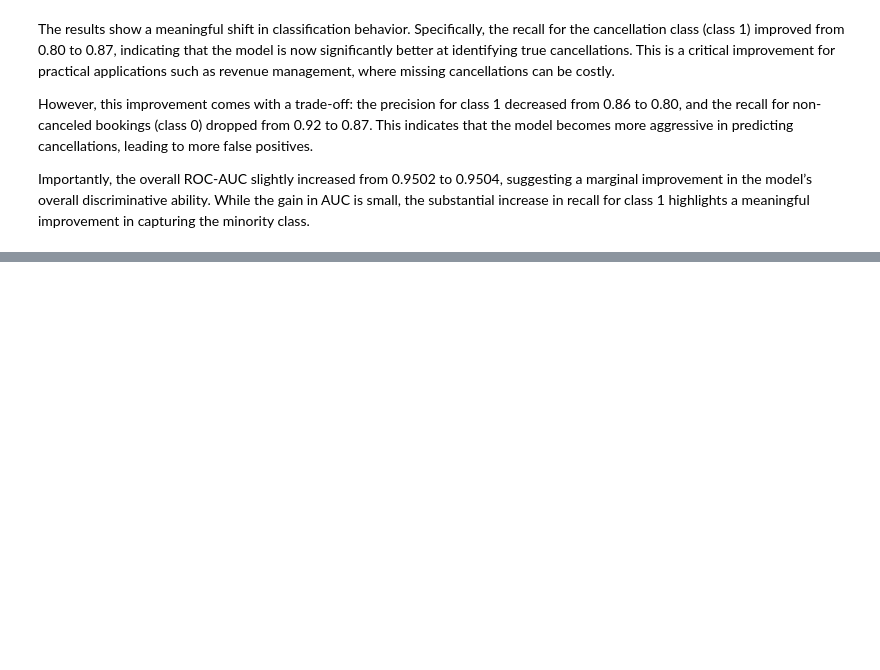
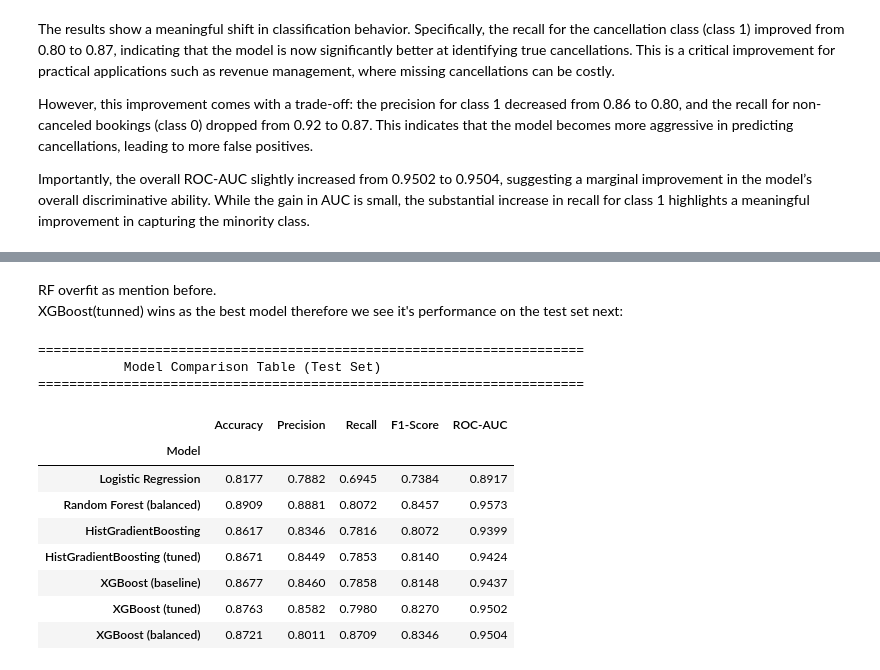
Before and after one commit to tongyuguo/GogoLeoTaki, a Jupyter notebook: notebooks/HotelBooking_Week10.ipynb, the cells around one changed output, grey strips where cells are left out. Drawn from its saved outputs; the diff is of its cells as text; code cells hidden in the pictures; blank space fills up the shorter version.

```diff
--- a/notebooks/HotelBooking_Week10.ipynb
+++ b/notebooks/HotelBooking_Week10.ipynb
@@ -1453,0 +1502,55 @@ Importantly, the overall ROC-AUC slightly increased from 0.9502 to 0.9504, sugge
+# %% [markdown]
+RF overfit as mention before.
+XGBoost(tunned) wins as the best model therefore we see it's performance on the test set next:
+# %%
+
+# compare the models (just to inspect rf)
+# Dictionary: model_name -> (y_pred, y_prob)
+model_results = {
+    "Logistic Regression":       (log_model.predict(X_test_enc),
+                                  log_model.predict_proba(X_test_enc)[:, 1]),
+    "Random Forest (balanced)":  (rf_tuned.predict(X_test_enc),
+                                  rf_tuned.predict_proba(X_test_enc)[:, 1]),
+    "HistGradientBoosting":      (hgb_model.predict(X_test_dense),
+                                  hgb_model.predict_proba(X_test_dense)[:, 1]),
+    "HistGradientBoosting (tuned)": (hgb_tuned.predict(X_test_dense),
+                                     hgb_tuned.predict_proba(X_test_dense)[:, 1]),
+    "XGBoost (baseline)":        (xgb_model.predict(X_test_enc),
+                                  xgb_model.predict_proba(X_test_enc)[:, 1]),
+    "XGBoost (tuned)":           (xgb_tuned.predict(X_test_enc),
+                                  xgb_tuned.predict_proba(X_test_enc)[:, 1]),
+    "XGBoost (balanced)":        (xgb_balanced.predict(X_test_enc),
+                                  xgb_balanced.predict_proba(X_test_enc)[:, 1]),
+}
+
+rows = []
+for name, (preds, probs) in model_results.items():
+    rows.append({
+        "Model":       name,
+        "Accuracy":    round(accuracy_score(y_test, preds), 4),
+        "Precision":   round(precision_score(y_test, preds), 4),
+        "Recall":      round(recall_score(y_test, preds), 4),
+        "F1-Score":    round(f1_score(y_test, preds), 4),
+        "ROC-AUC":     round(roc_auc_score(y_test, probs), 4),
+    })
+
+comparison_df = pd.DataFrame(rows)
+comparison_df = comparison_df.set_index("Model")
+
+print("="*70)
+print("           Model Comparison Table (Test Set)")
+print("="*70)
+display(comparison_df)
+# %% [output]
+======================================================================
+           Model Comparison Table (Test Set)
+======================================================================
+|  | Accuracy | Precision | Recall | F1-Score | ROC-AUC |
+| Model |  |  |  |  |  |
+| Logistic Regression | 0.8177 | 0.7882 | 0.6945 | 0.7384 | 0.8917 |
+| Random Forest (balanced) | 0.8909 | 0.8881 | 0.8072 | 0.8457 | 0.9573 |
+| HistGradientBoosting | 0.8617 | 0.8346 | 0.7816 | 0.8072 | 0.9399 |
+| HistGradientBoosting (tuned) | 0.8671 | 0.8449 | 0.7853 | 0.8140 | 0.9424 |
+| XGBoost (baseline) | 0.8677 | 0.8460 | 0.7858 | 0.8148 | 0.9437 |
+| XGBoost (tuned) | 0.8763 | 0.8582 | 0.7980 | 0.8270 | 0.9502 |
+| XGBoost (balanced) | 0.8721 | 0.8011 | 0.8709 | 0.8346 | 0.9504 |
```
Also changed, not shown: parts of 6 cells of this notebook.
